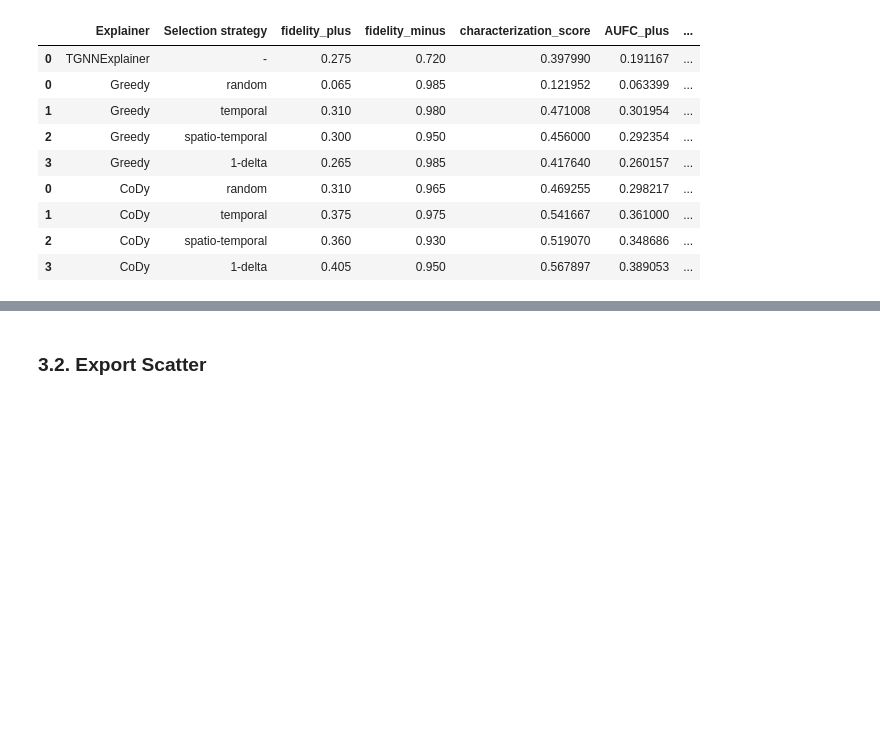
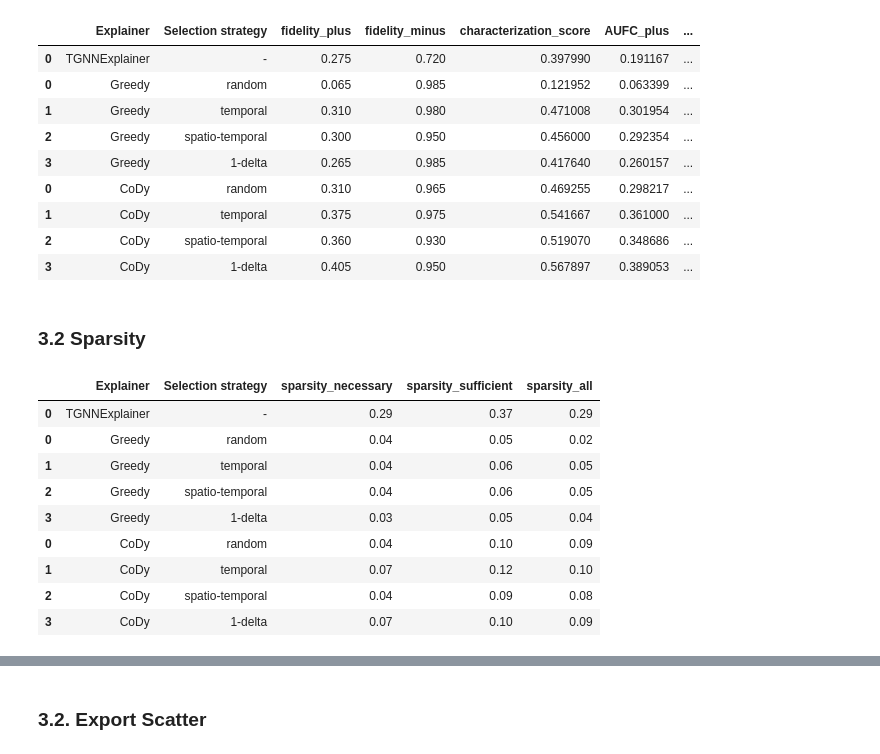
Before and after one commit to daniel-gomm/cody-evaluation, a Jupyter notebook: notebooks/UCI-Forums.ipynb, the cells around one changed output, grey strips where cells are left out. Cells and saved outputs as stored; diff of their text form; code cells hidden in the pictures; blank space fills up the shorter version.

```diff
--- a/notebooks/UCI-Forums.ipynb
+++ b/notebooks/UCI-Forums.ipynb
@@ -571,3 +571,18 @@ wrong_predictions[['Explainer', 'Selection strategy', 'fidelity_plus', 'fidelity
 | 1 | CoDy | temporal | 0.375 | 0.975 | 0.541667 | 0.361000 | ... |
 | 2 | CoDy | spatio-temporal | 0.360 | 0.930 | 0.519070 | 0.348686 | ... |
 | 3 | CoDy | 1-delta | 0.405 | 0.950 | 0.567897 | 0.389053 | ... |
+# %% [markdown]
+### 3.2 Sparsity
+# %%
+correct_predictions[['Explainer', 'Selection strategy', 'sparsity_necessary', 'sparsity_sufficient', 'sparsity_all']].round(2)
+# %% [output]
+|  | Explainer | Selection strategy | sparsity_necessary | sparsity_sufficient | sparsity_all |
+| 0 | TGNNExplainer | - | 0.29 | 0.37 | 0.29 |
+| 0 | Greedy | random | 0.04 | 0.05 | 0.02 |
+| 1 | Greedy | temporal | 0.04 | 0.06 | 0.05 |
+| 2 | Greedy | spatio-temporal | 0.04 | 0.06 | 0.05 |
+| 3 | Greedy | 1-delta | 0.03 | 0.05 | 0.04 |
+| 0 | CoDy | random | 0.04 | 0.10 | 0.09 |
+| 1 | CoDy | temporal | 0.07 | 0.12 | 0.10 |
+| 2 | CoDy | spatio-temporal | 0.04 | 0.09 | 0.08 |
+| 3 | CoDy | 1-delta | 0.07 | 0.10 | 0.09 |
```
Also changed, not shown: parts of 1 cell of this notebook, 6 other files.
